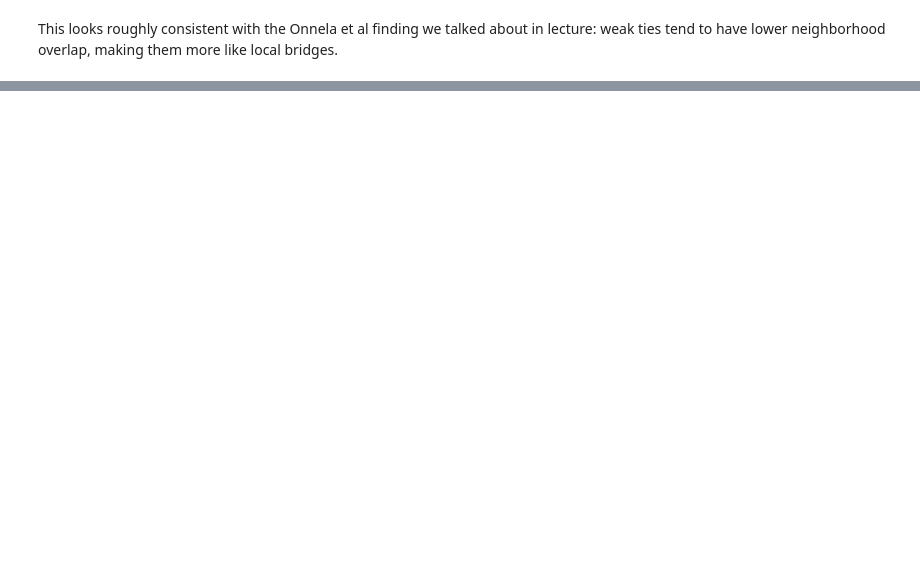
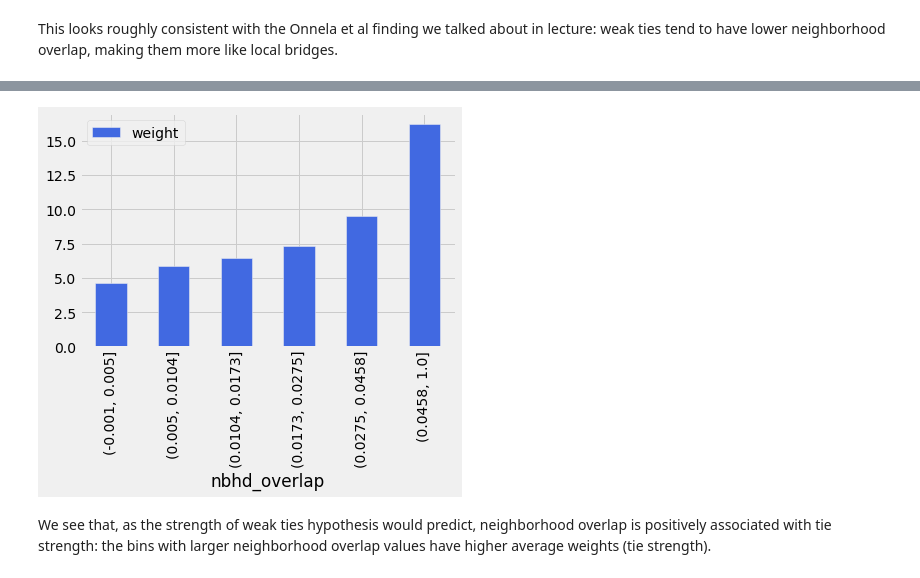
Before and after one commit to dfeehan/demog180-sp2019, a Jupyter notebook: lecture/04_sowt/sowt_wiki_talk.ipynb, the cells around one changed output, grey strips where cells are left out. Cells and saved outputs as stored; diff of their text form; code cells hidden in the pictures; blank space fills up the shorter version.

```diff
--- a/lecture/04_sowt/sowt_wiki_talk.ipynb
+++ b/lecture/04_sowt/sowt_wiki_talk.ipynb
@@ -207,0 +225,2 @@ This looks roughly consistent with the Onnela et al finding we talked about in l
+# %%
+net_df['no_bin'] = pd.qcut(net_df['nbhd_overlap'], 10, duplicates='drop')
@@ -207,0 +238,4 @@ This looks roughly consistent with the Onnela et al finding we talked about in l
+# %%
+net_agg2 = pd.DataFrame(net_df.groupby('no_bin')['weight'].mean())
+net_agg2['nbhd_overlap'] = net_agg2.index
+net_agg2
@@ -207,0 +251,6 @@ This looks roughly consistent with the Onnela et al finding we talked about in l
+# %%
+net_agg2.plot(kind='bar', x='nbhd_overlap', y='weight', color='royalblue');
+# %% [output]
+[figure, added]
+# %% [markdown]
+We see that, as the strength of weak ties hypothesis would predict, neighborhood overlap is positively associated with tie strength: the bins with larger neighborhood overlap values have higher average weights (tie strength).
```
Also changed, not shown: parts of 10 cells of this notebook.
